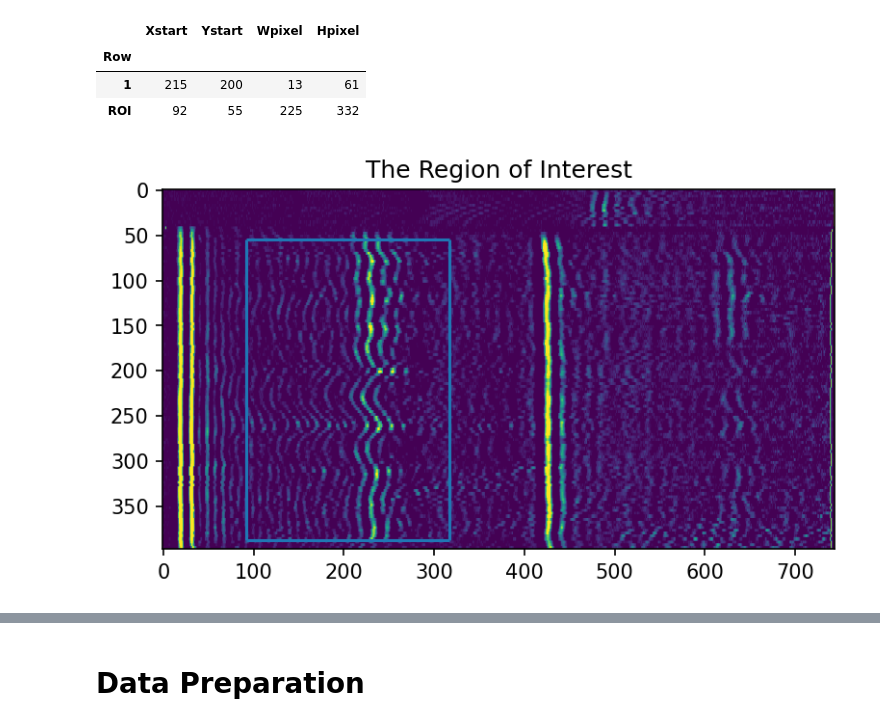
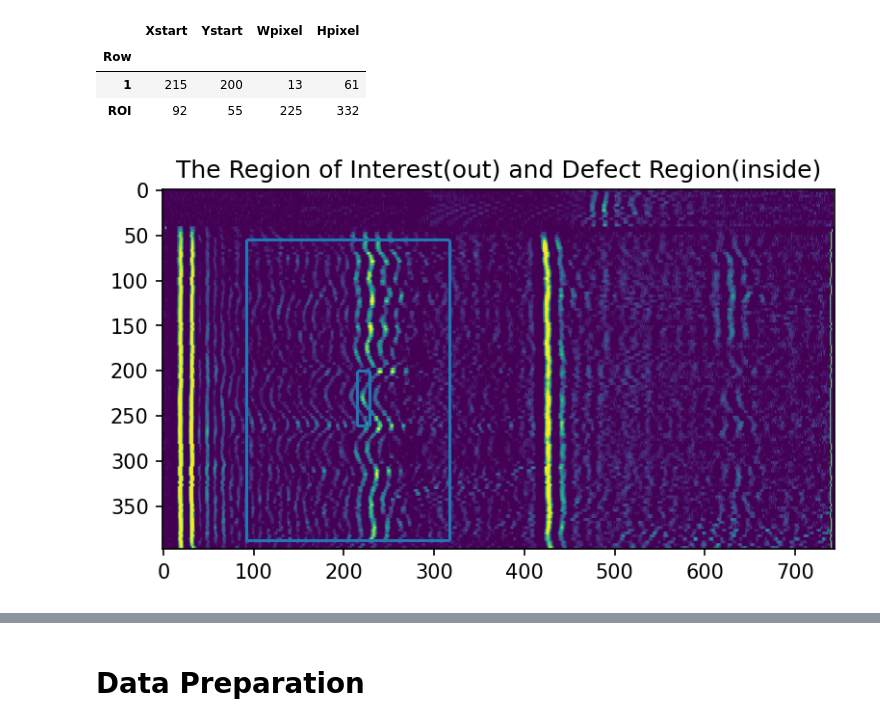
Before and after one commit to 2010130tim/BDFP, a Jupyter notebook: Load_imgs.ipynb, the cells around one changed output, grey strips where cells are left out. Saved outputs shown, nothing was run; the diff lists cells and outputs as text; code cells hidden in the pictures.

```diff
--- a/Load_imgs.ipynb
+++ b/Load_imgs.ipynb
@@ -27,8 +30,11 @@ label1
 # %%
 plt.figure(dpi=150)
 plt.imshow(img1)
-plt.title('The Region of Interest')
+plt.title('The Region of Interest(out) and Defect Region(inside)')
 plt.vlines((label1['Xstart']['ROI'],label1['Xstart']['ROI']+label1['Wpixel']['ROI']),label1['Ystart']['ROI'],label1['Ystart']['ROI']+label1['Hpixel']['ROI'])
-plt.hlines((label1['Ystart']['ROI'],label1['Ystart']['ROI']+label1['Hpixel']['ROI']),label1['Xstart']['ROI'],label1['Xstart']['ROI']+label1['Wpixel']['ROI']);
+plt.hlines((label1['Ystart']['ROI'],label1['Ystart']['ROI']+label1['Hpixel']['ROI']),label1['Xstart']['ROI'],label1['Xstart']['ROI']+label1['Wpixel']['ROI'])
+
+plt.vlines((label1['Xstart']['1'],label1['Xstart']['1']+label1['Wpixel']['1']),label1['Ystart']['1'],label1['Ystart']['1']+label1['Hpixel']['1'])
+plt.hlines((label1['Ystart']['1'],label1['Ystart']['1']+label1['Hpixel']['1']),label1['Xstart']['1'],label1['Xstart']['1']+label1['Wpixel']['1']);
 # %% [output]
-[figure, old version]
+[figure, new version]
```
Also changed, not shown: parts of 2 cells of this notebook.
